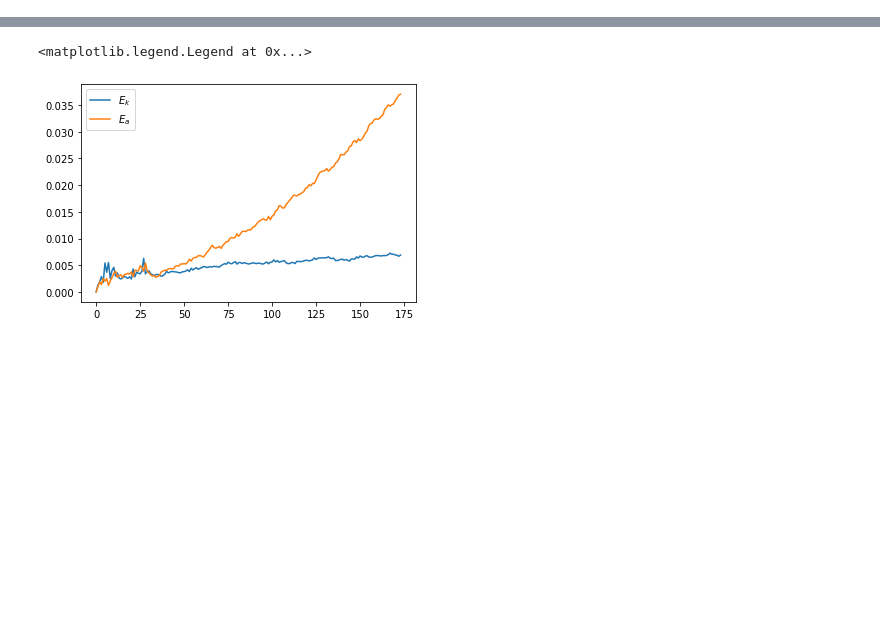
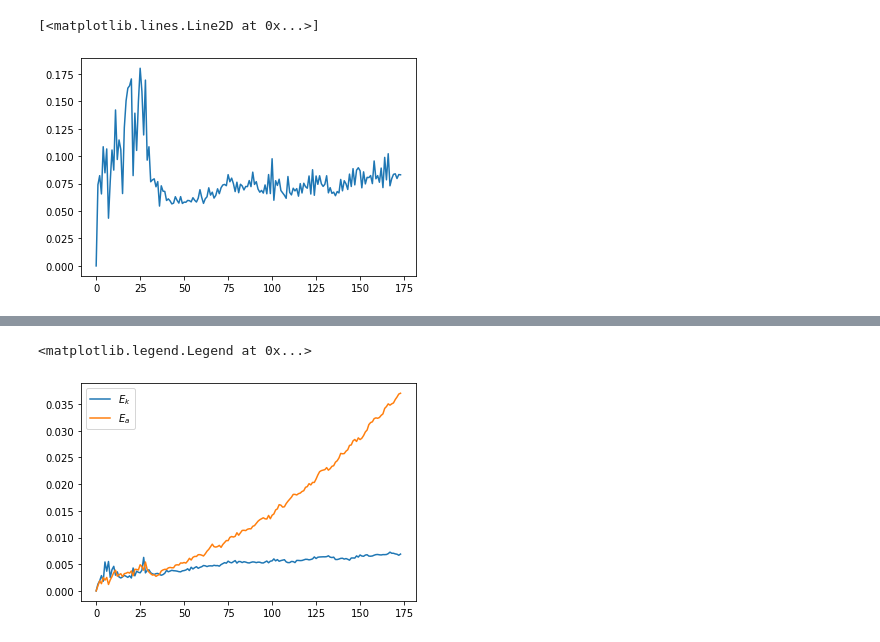
Before and after one commit to cpierard/Nyles, a Jupyter notebook: notebooks/Untitled.ipynb, the cells around one changed output, grey strips where cells are left out. Cells and saved outputs as stored; diff of their text form; code cells hidden in the pictures; blank space fills up the shorter version.

```diff
--- a/notebooks/Untitled.ipynb
+++ b/notebooks/Untitled.ipynb
@@ -10 +33,8 @@ exp = diag.plume('../../data/Nyles/plume_2days_pressure_4/', 'plume_2days_pressu
+# %%
+ϕ_b2 = exp.buoyancy_forcing()
+# %%
+plt.plot(ϕ_b2)
+# %% [output]
+[<matplotlib.lines.Line2D at 0x...>]
+[figure, added]
 # %%
```
Also changed, not shown: parts of 16 cells of this notebook, 1 other file.
